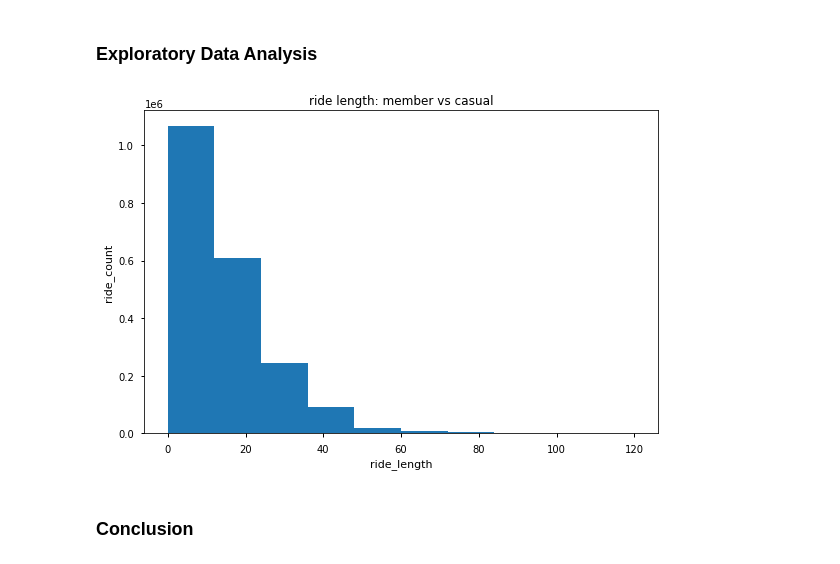
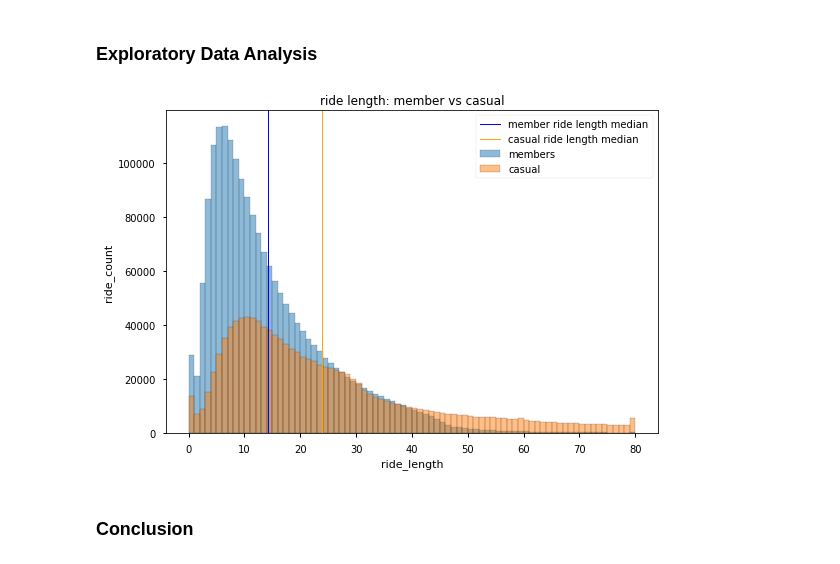
Before and after one commit to alpacapetter/divvy-bike-share-case-study, a Jupyter notebook: divvy-bike-share-case-study.ipynb, the cells around one changed output. Cells and saved outputs as stored; diff of their text form; code cells hidden in the pictures.

Commit message:
add correct graph in EDA

```diff
--- a/divvy-bike-share-case-study.ipynb
+++ b/divvy-bike-share-case-study.ipynb
@@ -140,4 +132,4 @@ Since the eliminated data is mere 5.5%, and electric bikes serve the exact same
 # %% [markdown]
 Use dropna() to delete all rows with NaN value.
 # %%
-main_df.dropna()
+main_df.dropna(inplace=True)
@@ -170,5 +148,5 @@ If ride_length is more than 2 hours, we'll consider it unreturned, and delete th
 # %%
-main_df.drop(main_df.loc[main_df['ride_length'] > 2 * 60].index, inplace=True)
+main_df.drop(main_df.loc[main_df['ride_length'] > 80].index, inplace=True)
 # %% [markdown]
 Next, we'll create a column named “day_of_week.” where Monday=0, and Sunday=6.
 # %%
@@ -181,15 +159,19 @@ main_df['day_of_week'] = main_df.started_at.dt.dayofweek
 # Compare members and casual users's ride_length
 
 member_ride_length = main_df.loc[main_df.member_casual == 'member'].ride_length
+casual_ride_length = main_df.loc[main_df.member_casual == 'casual'].ride_length
-# %%
-plt.hist(member_ride_length)
-
-plt.title('ride length: member vs casual')
-plt.xlabel('ride_length')
-plt.ylabel('ride_count')
-plt.tight_layout()
-plt.show()
-# %% [output]
-[figure, removed]
+# %%
+plt.hist(member_ride_length, bins=80, edgecolor='black', alpha=0.5, label='members')
+plt.hist(casual_ride_length, bins=80, edgecolor='black', alpha=0.5, label='casual')
+plt.axvline(member_ride_length.mean(), color='blue', label='member ride length median', linewidth=1)
+plt.axvline(casual_ride_length.mean(), color='orange', label='casual ride length median', linewidth=1)
+plt.legend(loc='upper right')
+
+plt.title('ride length: member vs casual')
+plt.xlabel('ride_length')
+plt.ylabel('ride_count')
+plt.tight_layout()
+# %% [output]
+[figure, added]
 # %% [markdown]
 ### Conclusion
```
Also changed, not shown: parts of 3 cells of this notebook.
